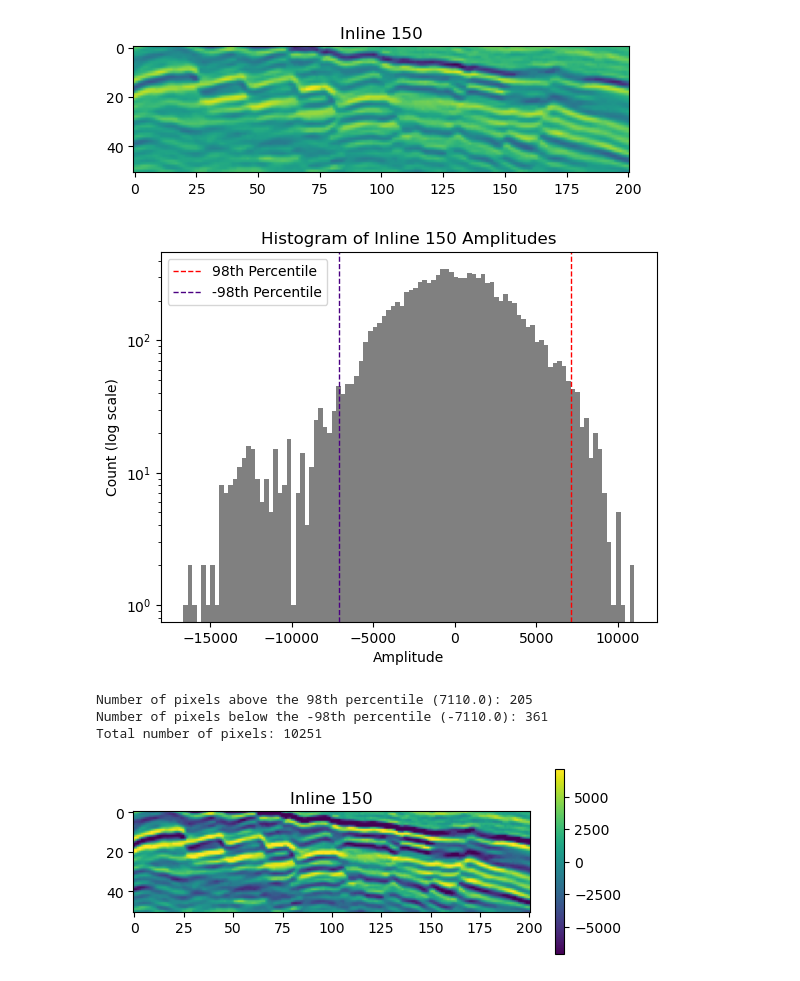
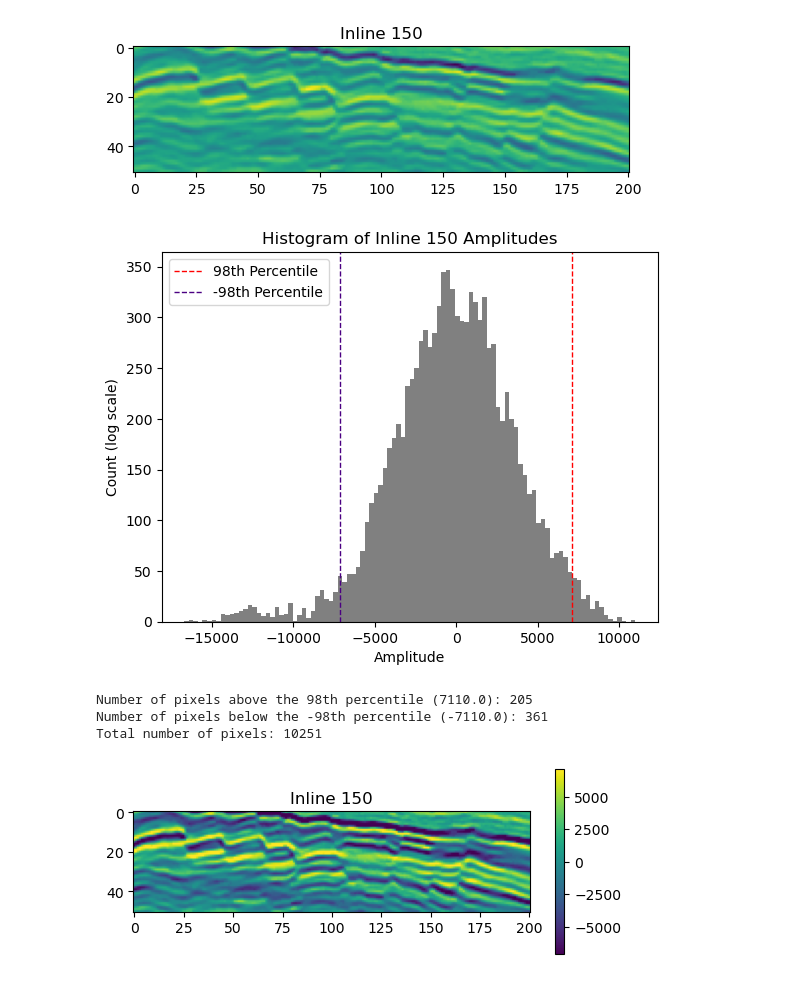
Before and after one commit to uber30/CVG_18_Curso_Introduccion_a_Python_para_Geociencias, a Jupyter notebook: Session_2_geophysics/session_2_seismic_visualization.ipynb, the cells around one changed output. Saved outputs shown, nothing was run; the diff lists cells and outputs as text; code cells hidden in the pictures.

```diff
--- a/Session_2_geophysics/session_2_seismic_visualization.ipynb
+++ b/Session_2_geophysics/session_2_seismic_visualization.ipynb
@@ -150,30 +152,30 @@ plt.show()
 # %%
 # Make a histogram of the inline amplitudes
 
 plt.hist(c[150, :, :].flatten(), bins=100, color='gray')
 # Show the 98th percentile limit
 plt.axvline(x=np.percentile(c[150, :, :], 98), color='red', linestyle='dashed', linewidth=1, label='98th Percentile')
 # Show the negative 98th percentile limit
 plt.axvline(x=-np.percentile(c[150, :, :], 98), color='indigo', linestyle='dashed', linewidth=1, label='-98th Percentile')
-plt.yscale('log')
+# plt.yscale('log')
 plt.title('Histogram of Inline 150 Amplitudes')
 plt.xlabel('Amplitude')
 plt.ylabel('Count (log scale)')
 plt.legend()
 plt.show()
 
 # Print the number of pixels beyond the 98th percentile limits
 upper_limit = np.percentile(c[150, :, :], 98)
 lower_limit = -upper_limit
 num_upper = np.sum(c[150, :, :] > upper_limit)
 num_lower = np.sum(c[150, :, :] < lower_limit)
 print(f"Number of pixels above the 98th percentile ({upper_limit}): {num_upper}")
 print(f"Number of pixels below the -98th percentile ({lower_limit}): {num_lower}")
 # Total number of pixels
 total_pixels = c[150, :, :].size
 print(f"Total number of pixels: {total_pixels}")
 # %% [output]
-[figure, old version]
+[figure, new version]
 Number of pixels above the 98th percentile (7110.0): 205
 Number of pixels below the -98th percentile (-7110.0): 361
 Total number of pixels: 10251
```
Also changed, not shown: parts of 1 cell of this notebook, 2 other files.
